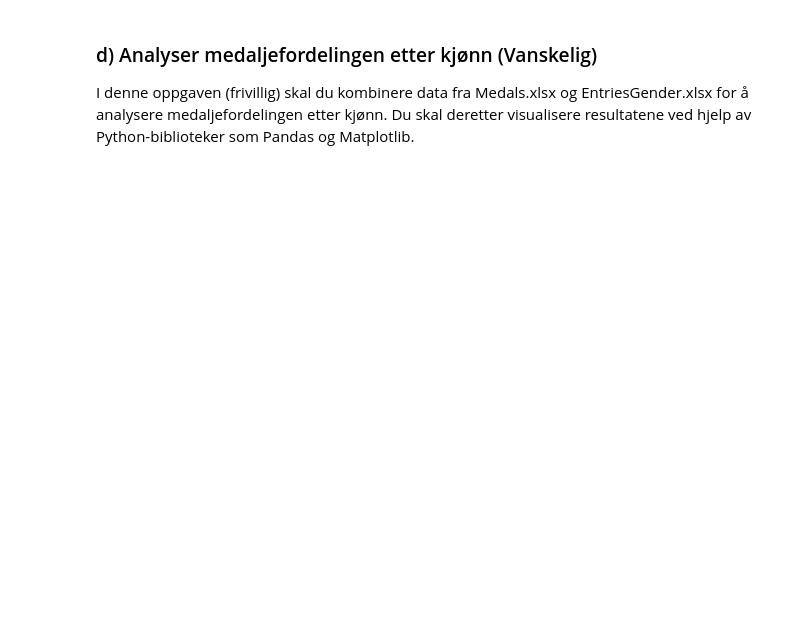
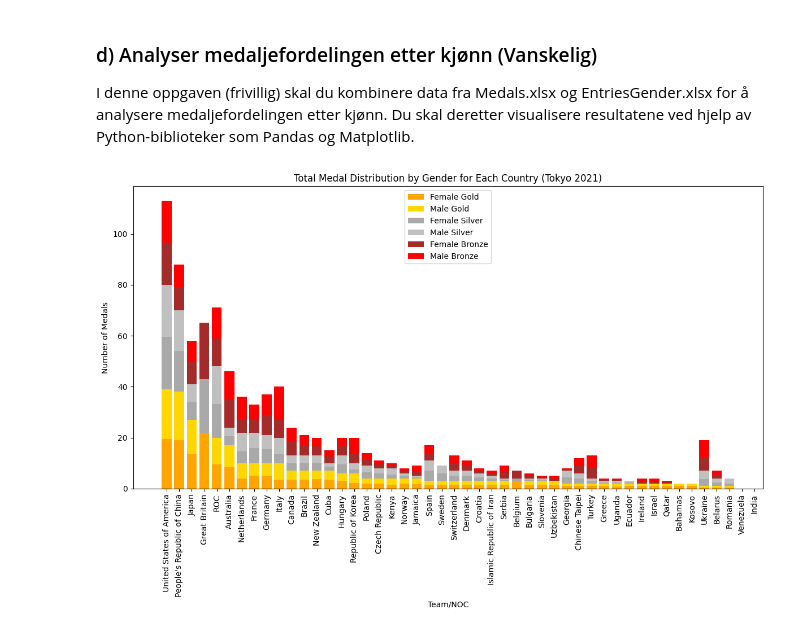
Before and after one commit to Marcuskorsnes/Anvendt-prog, a Jupyter notebook: notebooks/1_numpy_matplotlib.ipynb, the cells around one changed output. Drawn from its saved outputs; the diff is of its cells as text; code cells hidden in the pictures; blank space fills up the shorter version.

```diff
--- a/notebooks/1_numpy_matplotlib.ipynb
+++ b/notebooks/1_numpy_matplotlib.ipynb
@@ -42,0 +167,41 @@ I denne oppgaven (frivillig) skal du kombinere data fra Medals.xlsx og EntriesGe
+# %%
+import pandas as pd
+import matplotlib.pyplot as plt
+
+
+medals_data = pd.read_excel("data/Medals.xlsx")
+entries_gender_data = pd.read_excel("data/EntriesGender.xlsx")
+
+
+medals_data['Female_Gold'] = medals_data['Gold'] * (entries_gender_data['Female'] / entries_gender_data['Total'])
+medals_data['Male_Gold'] = medals_data['Gold'] * (entries_gender_data['Male'] / entries_gender_data['Total'])
+medals_data['Female_Silver'] = medals_data['Silver'] * (entries_gender_data['Female'] / entries_gender_data['Total'])
+medals_data['Male_Silver'] = medals_data['Silver'] * (entries_gender_data['Male'] / entries_gender_data['Total'])
+medals_data['Female_Bronze'] = medals_data['Bronze'] * (entries_gender_data['Female'] / entries_gender_data['Total'])
+medals_data['Male_Bronze'] = medals_data['Bronze'] * (entries_gender_data['Male'] / entries_gender_data['Total'])
+
+
+fig, ax = plt.subplots(figsize=(12, 8))
+
+ax.bar(medals_data['Team/NOC'], medals_data['Female_Gold'], label='Female Gold', color='orange')
+ax.bar(medals_data['Team/NOC'], medals_data['Male_Gold'], label='Male Gold', color='gold', bottom=medals_data['Female_Gold'])
+
+ax.bar(medals_data['Team/NOC'], medals_data['Female_Silver'], label='Female Silver', color='darkgrey', bottom=medals_data['Female_Gold'] + medals_data['Male_Gold'])
+ax.bar(medals_data['Team/NOC'], medals_data['Male_Silver'], label='Male Silver', color='silver', bottom=medals_data['Female_Gold'] + medals_data['Male_Gold'] + medals_data['Female_Silver'])
+
+ax.bar(medals_data['Team/NOC'], medals_data['Female_Bronze'], label='Female Bronze', color='brown', bottom=medals_data['Female_Gold'] + medals_data['Male_Gold'] + medals_data['Female_Silver'] + medals_data['Male_Silver'])
+ax.bar(medals_data['Team/NOC'], medals_data['Male_Bronze'], label='Male Bronze', color='red', bottom=medals_data['Female_Gold'] + medals_data['Male_Gold'] + medals_data['Female_Silver'] + medals_data['Male_Silver'] + medals_data['Female_Bronze'])
+
+
+ax.set_xlabel('Team/NOC')
+ax.set_ylabel('Number of Medals')
+ax.set_title('Total Medal Distribution by Gender for Each Country (Tokyo 2021)')
+ax.set_xticklabels(medals_data['Team/NOC'], rotation=90)
+
+
+ax.legend()
+
+plt.tight_layout()
+plt.show()
+# %% [output]
+[figure, added]
```
Also changed, not shown: parts of 7 cells of this notebook, 8 other files.
